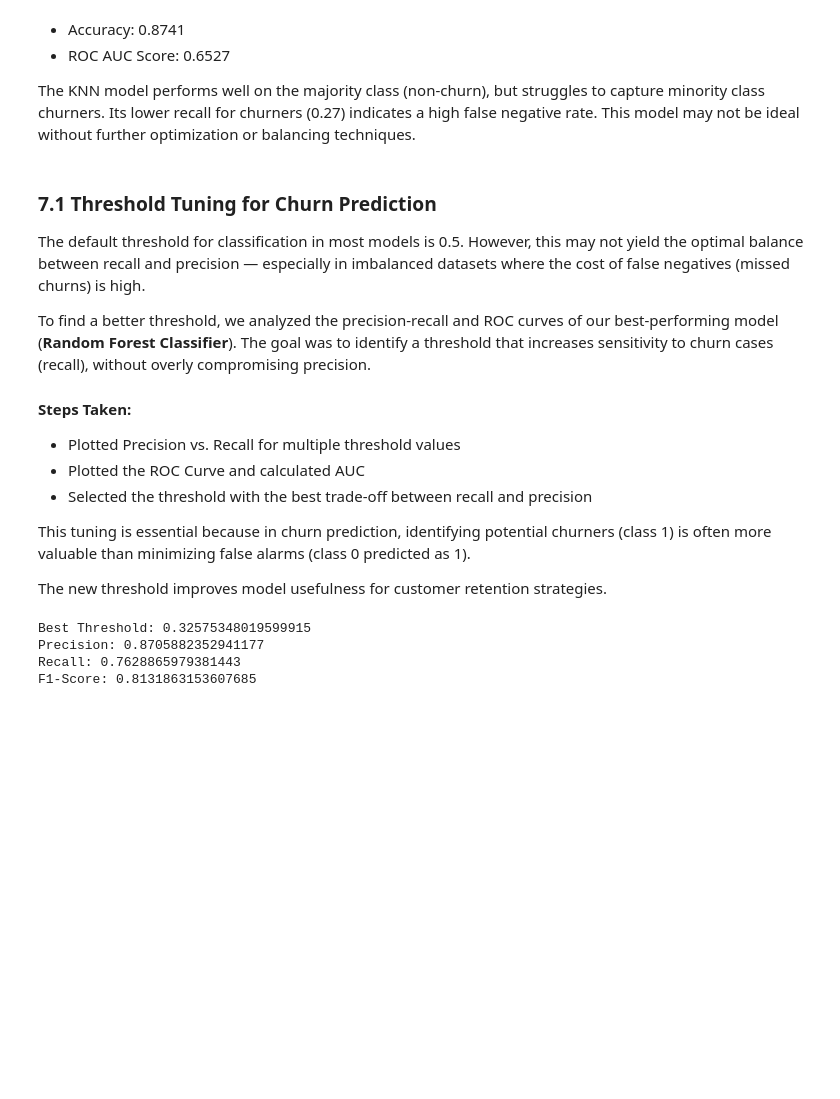
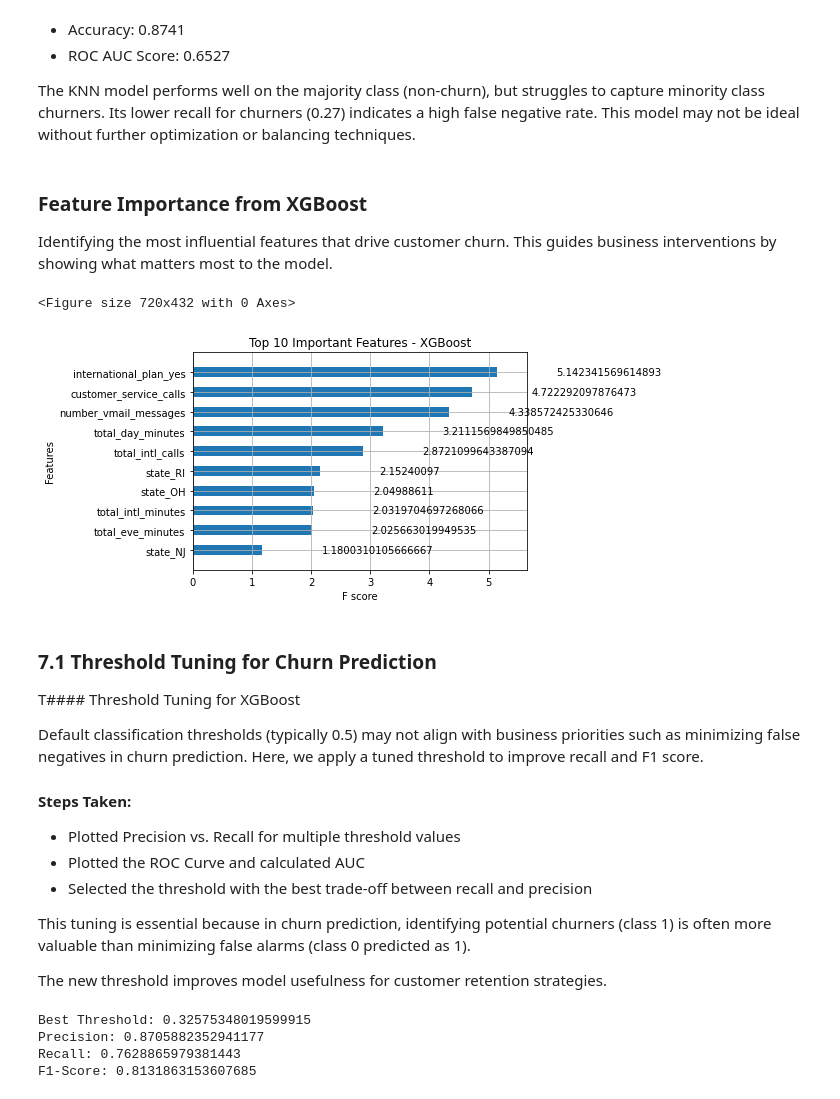
Before and after one commit to HellenDianaNjeri/SyriaTel-Customer-Churn, a Jupyter notebook: notebooks/SyriaTel Customer Churn.ipynb, the cells around one changed output. Drawn from its saved outputs; the diff is of its cells as text; code cells hidden in the pictures; blank space fills up the shorter version.

```diff
--- a/notebooks/SyriaTel Customer Churn.ipynb
+++ b/notebooks/SyriaTel Customer Churn.ipynb
@@ -1145,12 +1270,29 @@ ROC AUC Score: 0.6526677518538615
 - ROC AUC Score: 0.6527
 
 The KNN model performs well on the majority class (non-churn), but struggles to capture minority class churners. Its lower recall for churners (0.27) indicates a high false negative rate. This model may not be ideal without further optimization or balancing techniques.
+# %% [markdown]
+### Feature Importance from XGBoost
+
+Identifying the most influential features that drive customer churn.
+This guides business interventions by showing what matters most to the model.
+# %%
+from xgboost import plot_importance
+
+# Plot top 10 features
+plt.figure(figsize=(10, 6))
+plot_importance(xgb_model, max_num_features=10, importance_type='gain', height=0.5)
+plt.title("Top 10 Important Features - XGBoost")
+plt.show()
+# %% [output]
+<Figure size 720x432 with 0 Axes>
+[figure, added]
 # %% [markdown]
 ### 7.1 Threshold Tuning for Churn Prediction
 
-The default threshold for classification in most models is 0.5. However, this may not yield the optimal balance between recall and precision — especially in imbalanced datasets where the cost of false negatives (missed churns) is high.
+T#### Threshold Tuning for XGBoost
 
-To find a better threshold, we analyzed the precision-recall and ROC curves of our best-performing model (**Random Forest Classifier**). The goal was to identify a threshold that increases sensitivity to churn cases (recall), without overly compromising precision.
+Default classification thresholds (typically 0.5) may not align with business priorities such as minimizing false negatives in churn prediction. Here, we apply a tuned threshold to improve recall and F1 score.
+
 
 #### Steps Taken:
 - Plotted Precision vs. Recall for multiple threshold values
```
Also changed, not shown: parts of 35 cells of this notebook.
